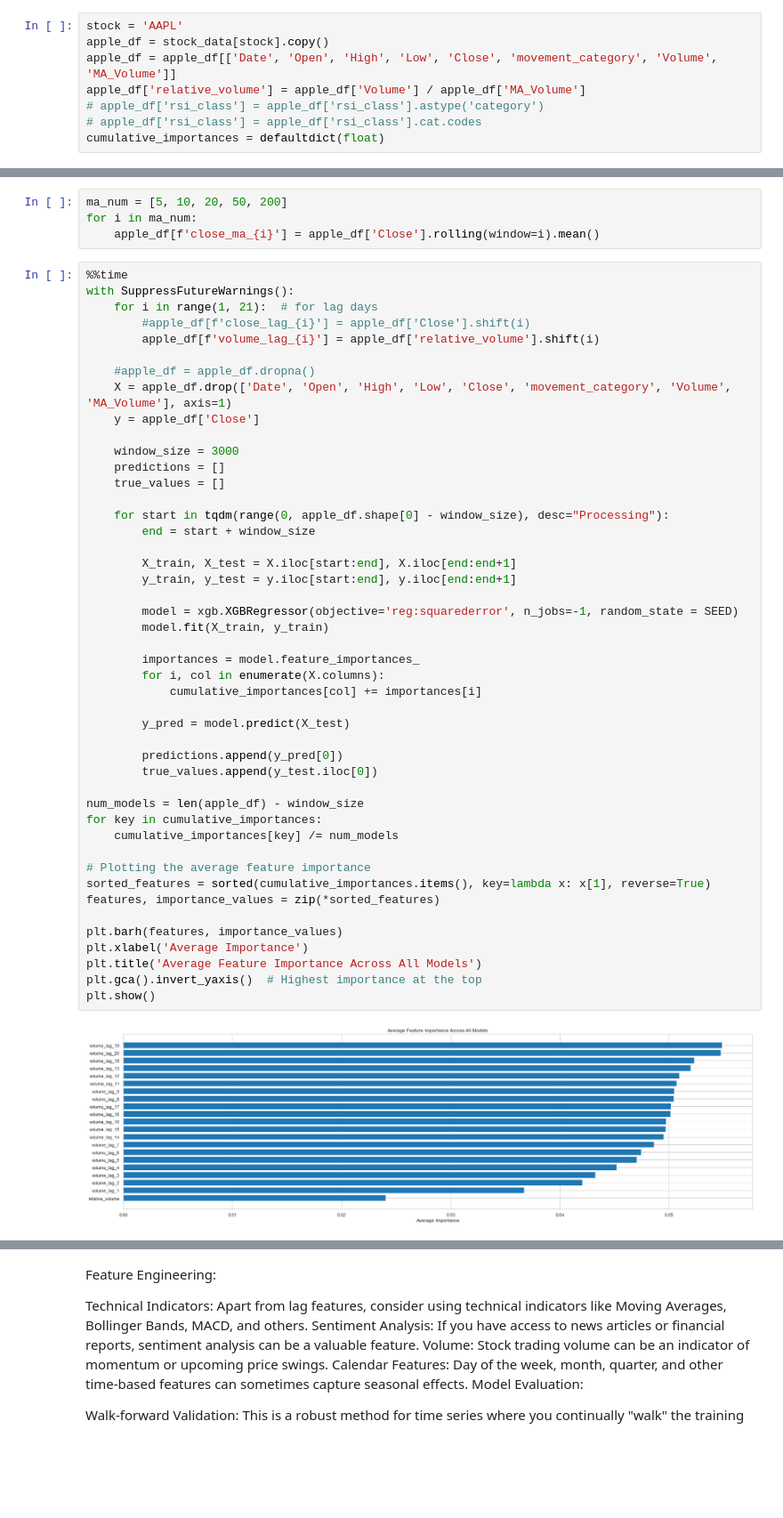
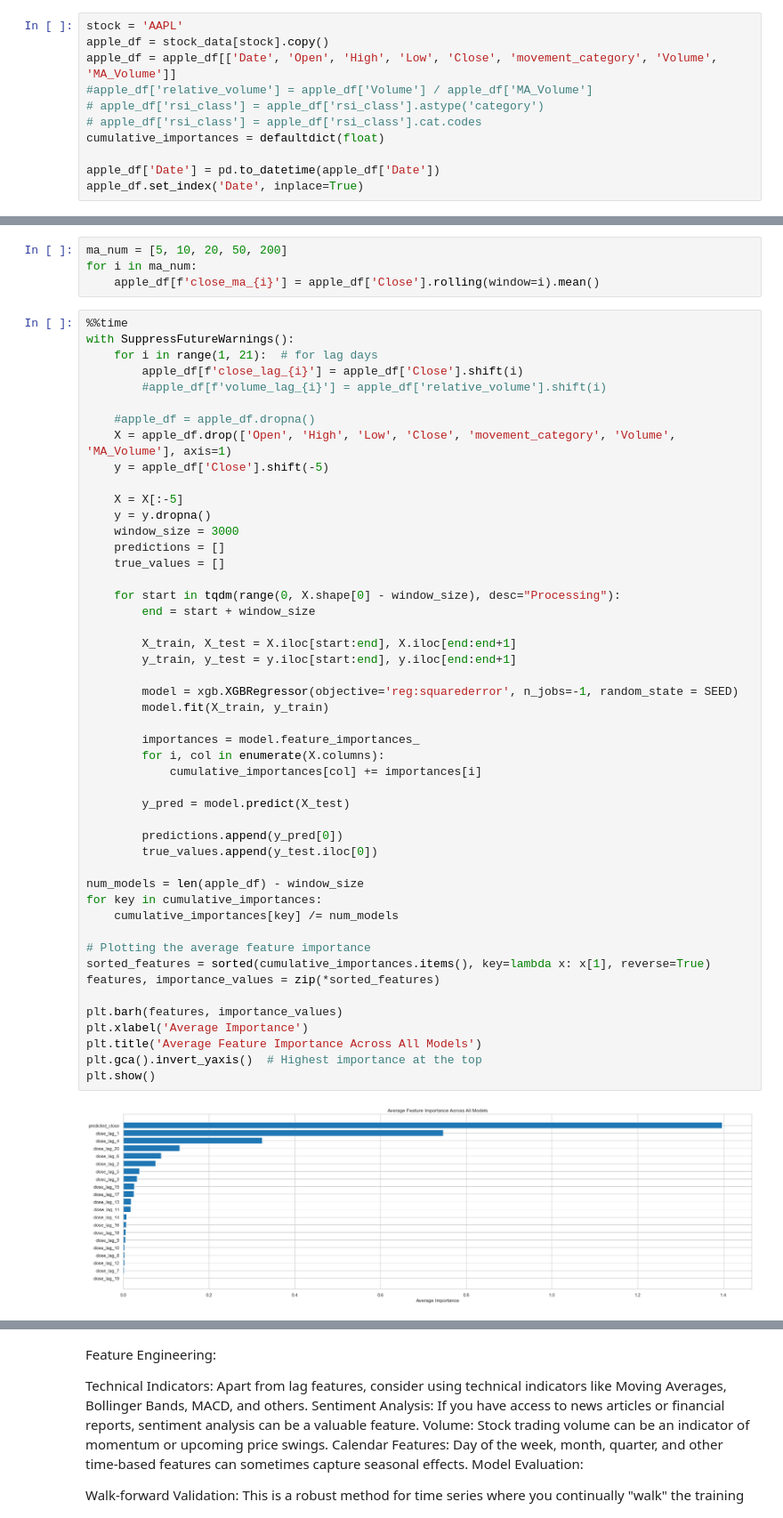
Before and after one commit to howie-zeng/Analyzing-Retail-Sentiment-and-Detecting-Trading-Signals, a Jupyter notebook: Stock_Analysis_Prediction/Stock/time_series_model.ipynb, the cells around one changed output, grey strips where cells are left out. Shown at 89% size. Drawn from its saved outputs; the diff is of its cells as text; blank space fills up the shorter version.

Commit message:
signal or movement?

```diff
--- a/Stock_Analysis_Prediction/Stock/time_series_model.ipynb
+++ b/Stock_Analysis_Prediction/Stock/time_series_model.ipynb
@@ -230,7 +230,10 @@ stock_data[stock].copy()
 stock = 'AAPL'
 apple_df = stock_data[stock].copy()
 apple_df = apple_df[['Date', 'Open', 'High', 'Low', 'Close', 'movement_category', 'Volume', 'MA_Volume']]
-apple_df['relative_volume'] = apple_df['Volume'] / apple_df['MA_Volume']
+#apple_df['relative_volume'] = apple_df['Volume'] / apple_df['MA_Volume']
 # apple_df['rsi_class'] = apple_df['rsi_class'].astype('category')
 # apple_df['rsi_class'] = apple_df['rsi_class'].cat.codes
 cumulative_importances = defaultdict(float)
+
+apple_df['Date'] = pd.to_datetime(apple_df['Date'])
+apple_df.set_index('Date', inplace=True)
@@ -258,47 +258,49 @@ for i in ma_num:
 %%time
 with SuppressFutureWarnings():
     for i in range(1, 21):  # for lag days
-        #apple_df[f'close_lag_{i}'] = apple_df['Close'].shift(i)
-        apple_df[f'volume_lag_{i}'] = apple_df['relative_volume'].shift(i)
+        apple_df[f'close_lag_{i}'] = apple_df['Close'].shift(i)
+        #apple_df[f'volume_lag_{i}'] = apple_df['relative_volume'].shift(i)
 
     #apple_df = apple_df.dropna()
-    X = apple_df.drop(['Date', 'Open', 'High', 'Low', 'Close', 'movement_category', 'Volume', 'MA_Volume'], axis=1)
-    y = apple_df['Close']
+    X = apple_df.drop(['Open', 'High', 'Low', 'Close', 'movement_category', 'Volume', 'MA_Volume'], axis=1)
+    y = apple_df['Close'].shift(-5)
 
+    X = X[:-5]
+    y = y.dropna()
     window_size = 3000
     predictions = []
     true_values = []
 
-    for start in tqdm(range(0, apple_df.shape[0] - window_size), desc="Processing"):
+    for start in tqdm(range(0, X.shape[0] - window_size), desc="Processing"):
         end = start + window_size
 
         X_train, X_test = X.iloc[start:end], X.iloc[end:end+1]
         y_train, y_test = y.iloc[start:end], y.iloc[end:end+1]
 
         model = xgb.XGBRegressor(objective='reg:squarederror', n_jobs=-1, random_state = SEED)
         model.fit(X_train, y_train)
 
         importances = model.feature_importances_
         for i, col in enumerate(X.columns):
             cumulative_importances[col] += importances[i]
 
         y_pred = model.predict(X_test)
 
         predictions.append(y_pred[0])
         true_values.append(y_test.iloc[0])
 
 num_models = len(apple_df) - window_size
 for key in cumulative_importances:
     cumulative_importances[key] /= num_models
 
 # Plotting the average feature importance
 sorted_features = sorted(cumulative_importances.items(), key=lambda x: x[1], reverse=True)
 features, importance_values = zip(*sorted_features)
 
 plt.barh(features, importance_values)
 plt.xlabel('Average Importance')
 plt.title('Average Feature Importance Across All Models')
 plt.gca().invert_yaxis()  # Highest importance at the top
 plt.show()
 # %% [output]
-[figure, old version]
+[figure, new version]
```
Also changed, not shown: parts of 6 cells of this notebook, 4 other files.
